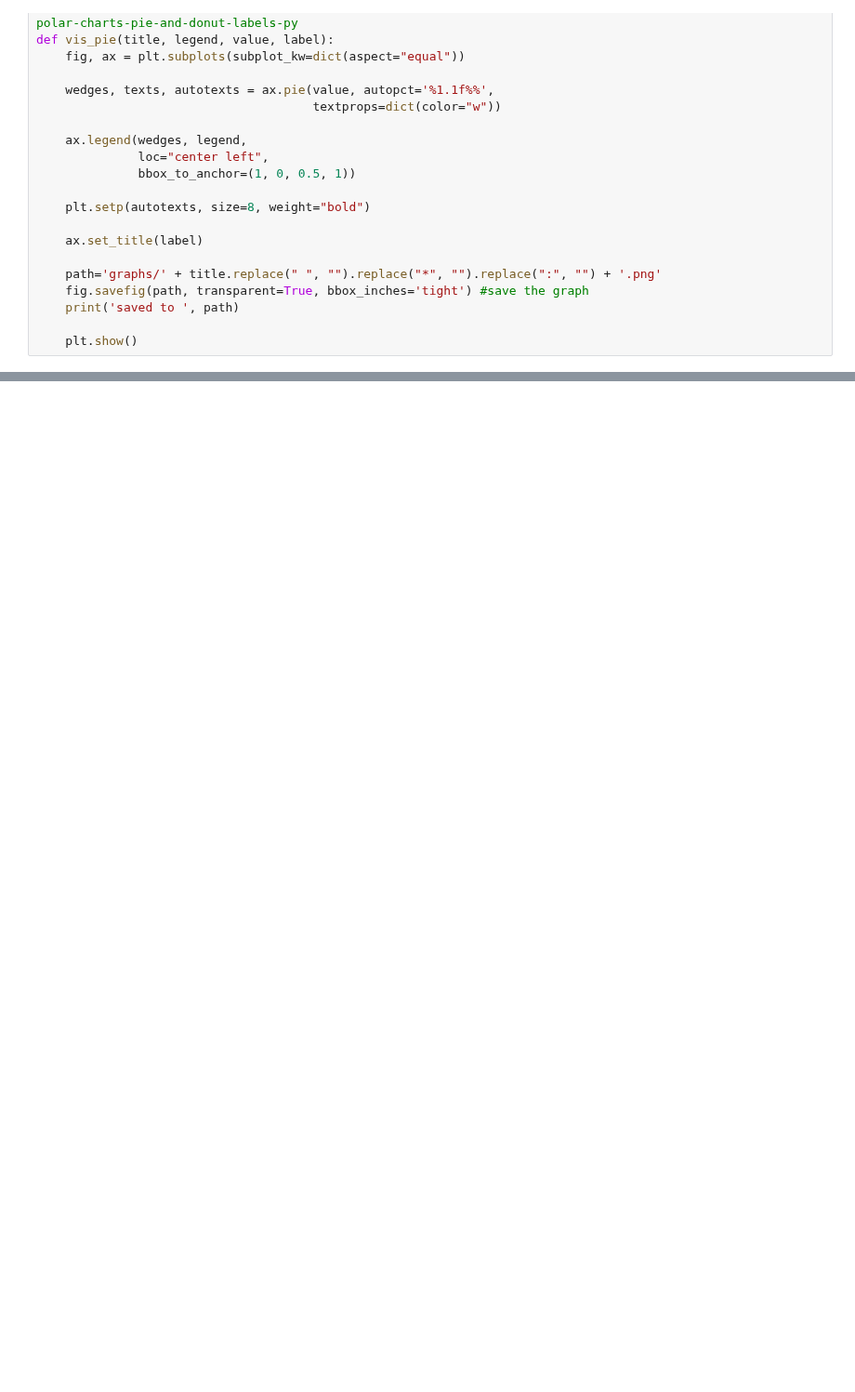
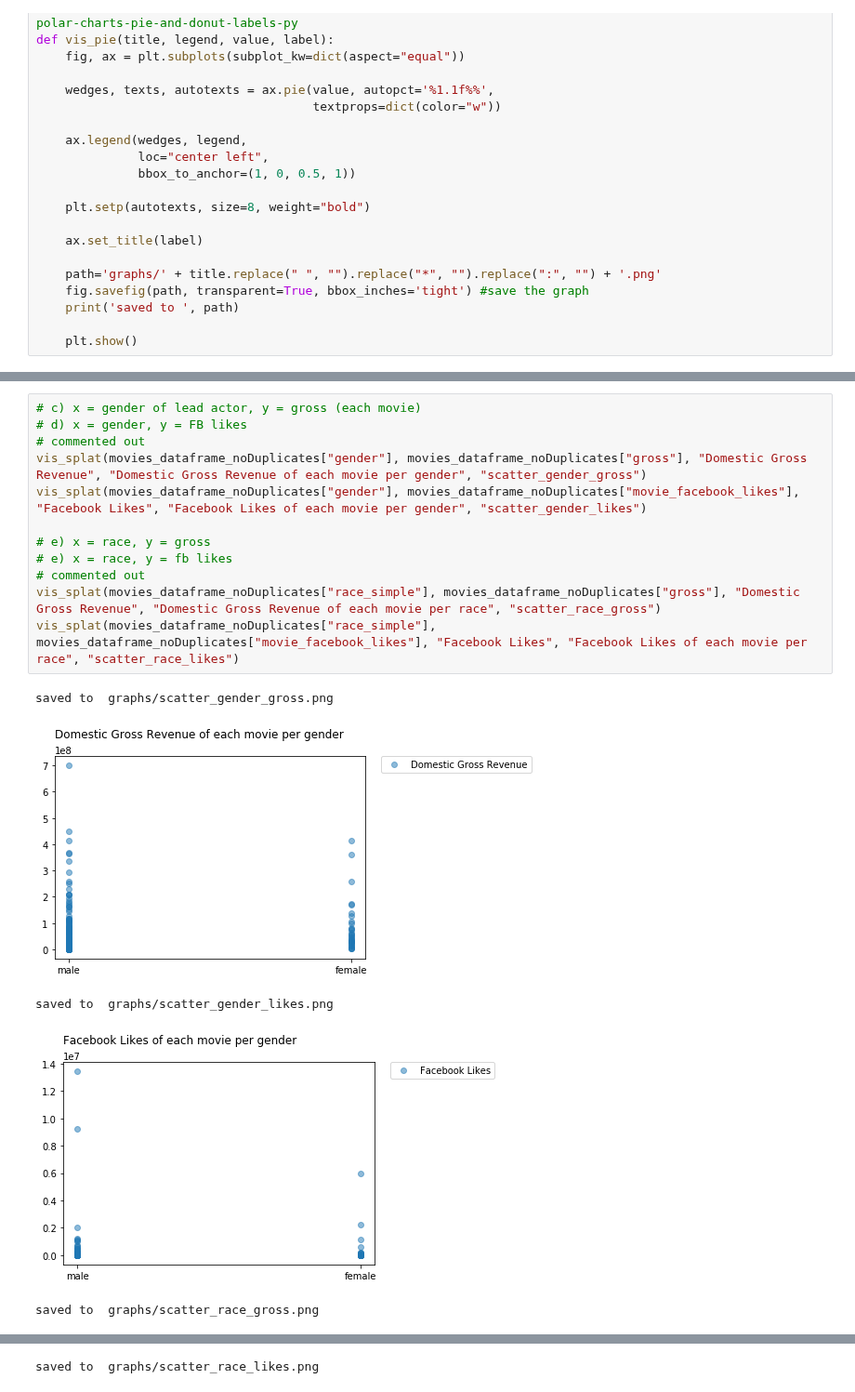
Before and after one commit to Data-Science-HTW/diversity-in-movies, a Jupyter notebook: Diversity in Movies.ipynb, the cells around one changed output, grey strips where cells are left out. Shown at 93% size. Cells and saved outputs as stored; diff of their text form; blank space fills up the shorter version.

```diff
--- a/Diversity in Movies.ipynb
+++ b/Diversity in Movies.ipynb
@@ -561,0 +659,18 @@ saved to  graphs/RaceandGenderIMDBScoreTotal.png
+# %%
+# c) x = gender of lead actor, y = gross (each movie)
+# d) x = gender, y = FB likes
+# commented out
+vis_splat(movies_dataframe_noDuplicates["gender"], movies_dataframe_noDuplicates["gross"], "Domestic Gross Revenue", "Domestic Gross Revenue of each movie per gender", "scatter_gender_gross")
+vis_splat(movies_dataframe_noDuplicates["gender"], movies_dataframe_noDuplicates["movie_facebook_likes"], "Facebook Likes", "Facebook Likes of each movie per gender", "scatter_gender_likes")
+
+# e) x = race, y = gross
+# e) x = race, y = fb likes
+# commented out
+vis_splat(movies_dataframe_noDuplicates["race_simple"], movies_dataframe_noDuplicates["gross"], "Domestic Gross Revenue", "Domestic Gross Revenue of each movie per race", "scatter_race_gross")
+vis_splat(movies_dataframe_noDuplicates["race_simple"], movies_dataframe_noDuplicates["movie_facebook_likes"], "Facebook Likes", "Facebook Likes of each movie per race", "scatter_race_likes")
+# %% [output]
+saved to  graphs/scatter_gender_gross.png
+[figure, added]
+saved to  graphs/scatter_gender_likes.png
+[figure, added]
+saved to  graphs/scatter_race_gross.png
@@ -561,0 +678 @@ saved to  graphs/RaceandGenderIMDBScoreTotal.png
+saved to  graphs/scatter_race_likes.png
```
Also changed, not shown: parts of 13 cells of this notebook, 26 other files.
